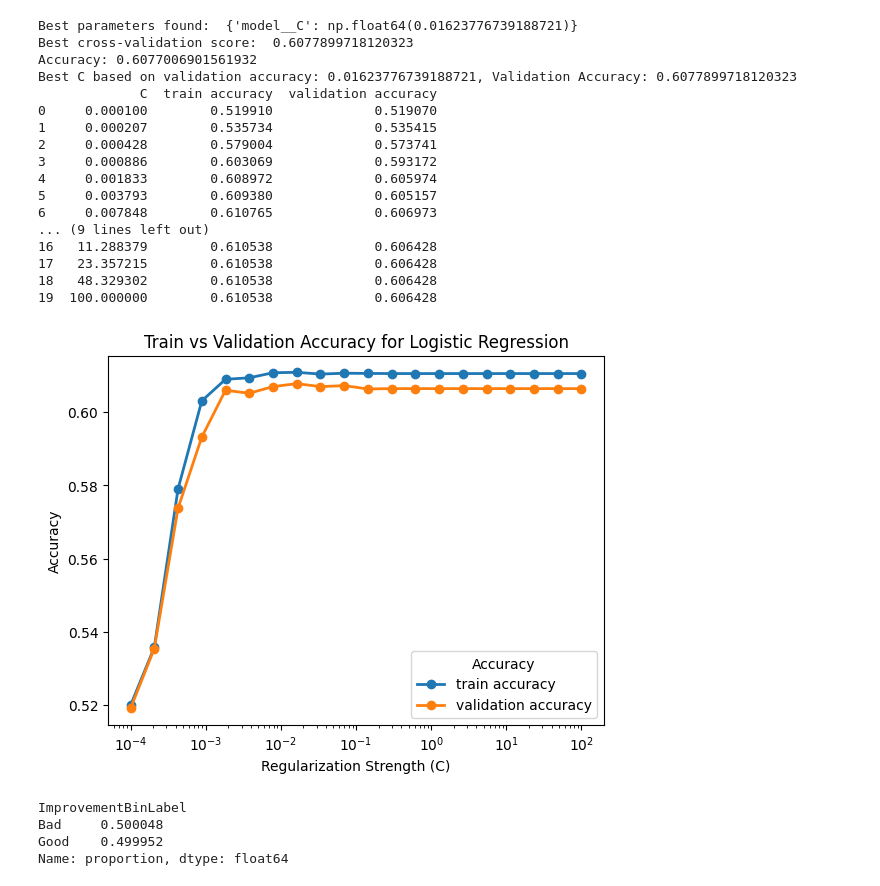
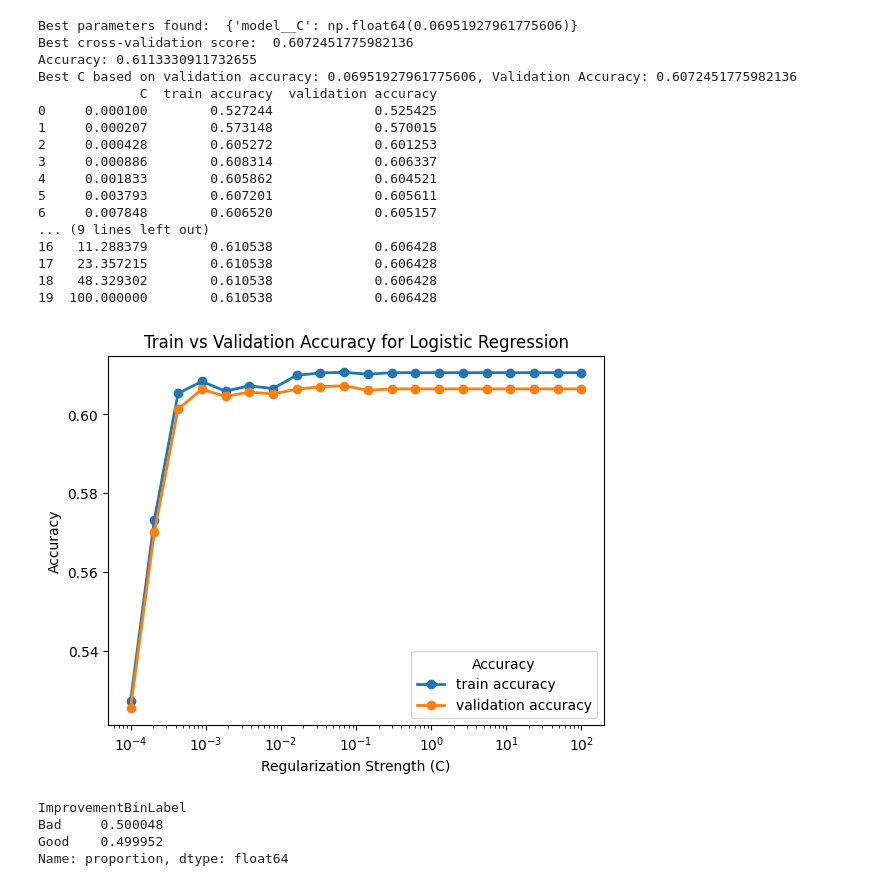
Before and after one commit to rhit-calviet/Swim-Analysis, a Jupyter notebook: Main/HS_To_Col_Log.ipynb, the cells around one changed output. Saved outputs shown, nothing was run; the diff lists cells and outputs as text; code cells hidden in the pictures.

```diff
--- a/Main/HS_To_Col_Log.ipynb
+++ b/Main/HS_To_Col_Log.ipynb
@@ -86,7 +86,7 @@ df_summary = df.groupby('ID').agg({
 
 # Step 8: Apply OneHotEncoder to categorical columns
 categorical_columns = ['Division', 'Gender', 'Specialty']
-encoder = OneHotEncoder(drop='first', sparse_output=False)
+encoder = OneHotEncoder(drop=None, sparse_output=False)
 encoded_categorical_features = encoder.fit_transform(df_summary[categorical_columns])
 encoded_df = pd.DataFrame(encoded_categorical_features, columns=encoder.get_feature_names_out(categorical_columns))
 encoded_df['power_tot_rating'] = df_summary['power_tot_rating']
@@ -118,45 +118,45 @@ val_acc = log_reg_cv.cv_results_['mean_test_score']
 results = pd.DataFrame({
     'C': c_values,
     'train accuracy': train_acc,
     'validation accuracy': val_acc
 })
 
 # Print C value with the highest validation accuracy
 best_c_index = np.argmax(val_acc)
 best_c_value = c_values[best_c_index]
 best_val_acc = val_acc[best_c_index]
 
 print(f"Best C based on validation accuracy: {best_c_value}, Validation Accuracy: {best_val_acc}")
 
 print(results)
 
 # Step 11: Plot accuracy
 results.plot(x='C', y=['train accuracy', 'validation accuracy'], marker='o', linestyle='-', linewidth=2)
 plt.xscale('log')
 plt.title('Train vs Validation Accuracy for Logistic Regression')
 plt.xlabel('Regularization Strength (C)')
 plt.ylabel('Accuracy')
 plt.legend(title='Accuracy')
 plt.show()
 # %% [output]
-Best parameters found:  {'model__C': np.float64(0.01623776739188721)}
-Best cross-validation score:  0.6077899718120323
-Accuracy: 0.6077006901561932
-Best C based on validation accuracy: 0.01623776739188721, Validation Accuracy: 0.6077899718120323
+Best parameters found:  {'model__C': np.float64(0.06951927961775606)}
+Best cross-validation score:  0.6072451775982136
+Accuracy: 0.6113330911732655
+Best C based on validation accuracy: 0.06951927961775606, Validation Accuracy: 0.6072451775982136
              C  train accuracy  validation accuracy
-0     0.000100        0.519910             0.519070
-1     0.000207        0.535734             0.535415
-2     0.000428        0.579004             0.573741
-3     0.000886        0.603069             0.593172
-4     0.001833        0.608972             0.605974
-5     0.003793        0.609380             0.605157
-6     0.007848        0.610765             0.606973
+0     0.000100        0.527244             0.525425
+1     0.000207        0.573148             0.570015
+2     0.000428        0.605272             0.601253
+3     0.000886        0.608314             0.606337
+4     0.001833        0.605862             0.604521
+5     0.003793        0.607201             0.605611
+6     0.007848        0.606520             0.605157
 ... (9 lines left out)
 16   11.288379        0.610538             0.606428
 17   23.357215        0.610538             0.606428
 18   48.329302        0.610538             0.606428
 19  100.000000        0.610538             0.606428
-[figure, old version]
+[figure, new version]
 # %%
 df.ImprovementBinLabel.value_counts(normalize=True)
 # %% [output]
```
Also changed, not shown: parts of 1 cell of this notebook.
